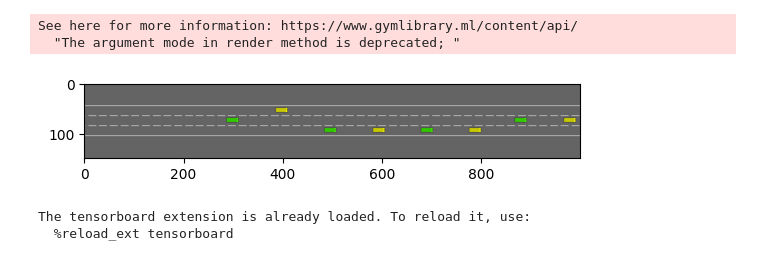
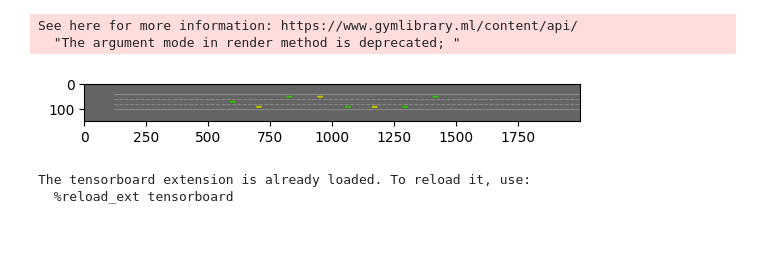
Before and after one commit to RaulEP/MscThesis-MAHighwayEnv, a Jupyter notebook: main.ipynb, the cells around one changed output. Saved outputs shown, nothing was run; the diff lists cells and outputs as text; code cells hidden in the pictures; blank space fills up the shorter version.

```diff
--- a/main.ipynb
+++ b/main.ipynb
@@ -11,29 +11,31 @@ from matplotlib import pyplot as pyplot
 # %%
 env.configure(  {
                 "speed_limit": 20,
                 "vehicles_density": 1,
-                "ego_spacing": 1,
+                "ego_spacing": 1.25,
                 "road_length":10000,
+                 "screen_width": 2000,
                 "simulation_frequency":15,
                 "duration":40,
+                "normalize_reward": True,
                 "DLC_config": {
-                    "count": 5,
-                    "reward_speed_range": [20, 40],
-                    "weights": [10,5,1,1],
+                    "count": 3,
+                    "reward_speed_range": [23, 31],
+                    "weights": [2,10,1,1],
                         },
                 "MLC_config": {
-                    "count":10 ,
-                    "reward_speed_range": [20, 30],
-                    "weights": [10,5,1,1]
-                        }
+                    "count":5 ,
+                    "reward_speed_range": [19, 23],
+                    "weights": [2,10,1,1]
+                        },
                 })
 env.reset()
 plt.imshow(env.render(mode="rgb_array"))
 plt.show()
 # %% [output]
 See here for more information: https://www.gymlibrary.ml/content/api/
   "The argument mode in render method is deprecated; "
-[figure, old version]
+[figure, new version]
 # %%
 # Visualization utils
 %load_ext tensorboard
```
Also changed, not shown: parts of 3 cells of this notebook.
